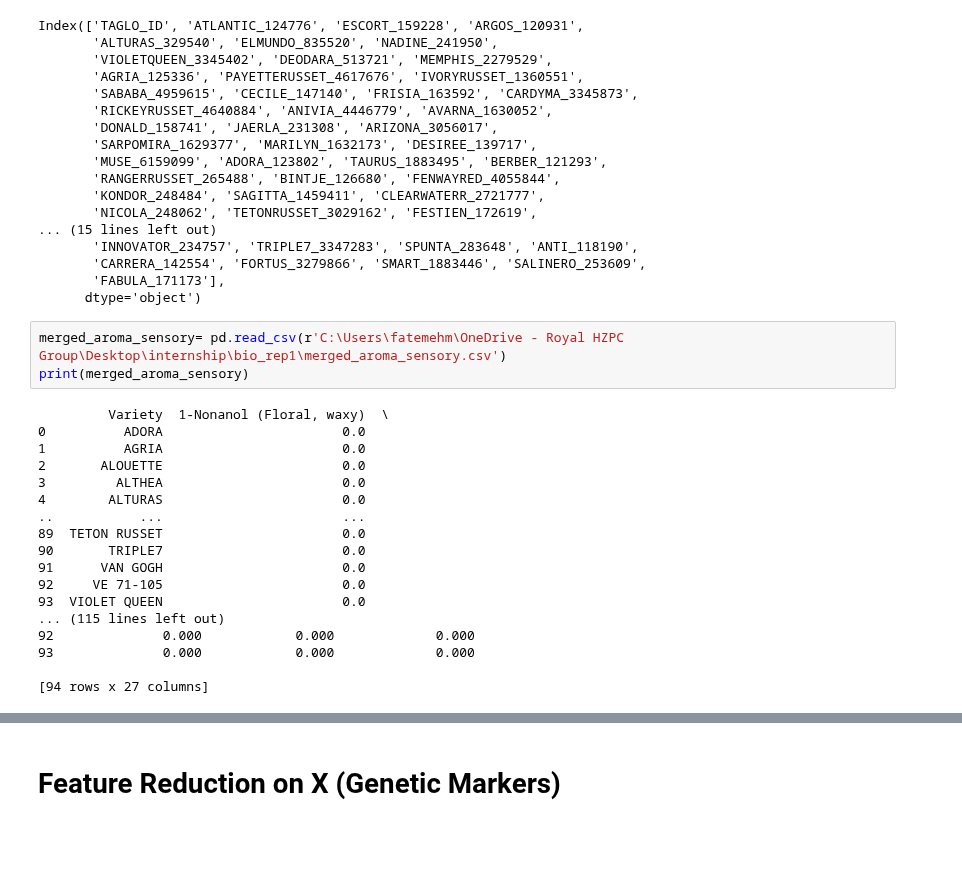
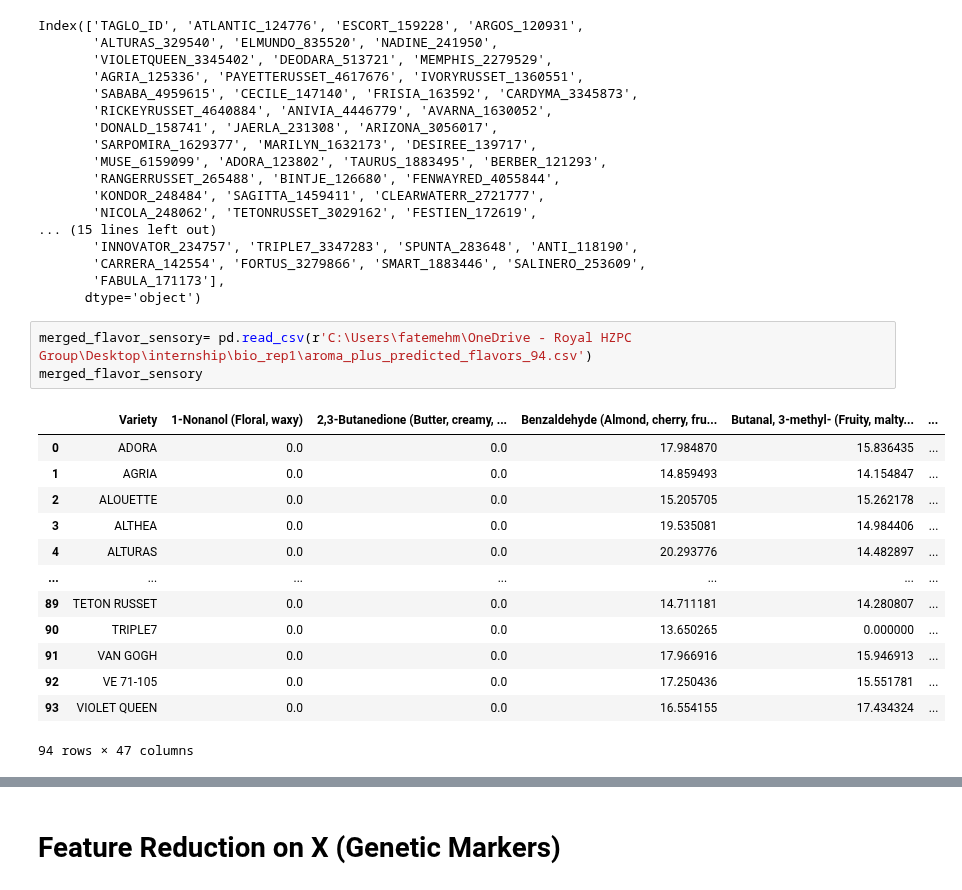
Before and after one commit to Fatemeh1362/internship, a Jupyter notebook: genetic_aroma_favor.ipynb, the cells around one changed output, grey strips where cells are left out. Drawn from its saved outputs; the diff is of its cells as text; blank space fills up the shorter version.

```diff
--- a/genetic_aroma_favor.ipynb
+++ b/genetic_aroma_favor.ipynb
@@ -73,24 +73,20 @@ Index(['TAGLO_ID', 'ATLANTIC_124776', 'ESCORT_159228', 'ARGOS_120931',
        'FABULA_171173'],
       dtype='object')
 # %%
-merged_aroma_sensory= pd.read_csv(r'C:\Users\fatemehm\OneDrive - Royal HZPC Group\Desktop\internship\bio_rep1\merged_aroma_sensory.csv')
-print(merged_aroma_sensory)
+merged_flavor_sensory= pd.read_csv(r'C:\Users\fatemehm\OneDrive - Royal HZPC Group\Desktop\internship\bio_rep1\aroma_plus_predicted_flavors_94.csv')
+merged_flavor_sensory
 # %% [output]
+|  | Variety | 1-Nonanol (Floral, waxy) | 2,3-Butanedione (Butter, creamy, ... | Benzaldehyde (Almond, cherry, fru... | Butanal, 3-methyl- (Fruity, malty... | ... |
+| 0 | ADORA | 0.0 | 0.0 | 17.984870 | 15.836435 | ... |
+| 1 | AGRIA | 0.0 | 0.0 | 14.859493 | 14.154847 | ... |
+| 2 | ALOUETTE | 0.0 | 0.0 | 15.205705 | 15.262178 | ... |
+| 3 | ALTHEA | 0.0 | 0.0 | 19.535081 | 14.984406 | ... |
+| 4 | ALTURAS | 0.0 | 0.0 | 20.293776 | 14.482897 | ... |
+| ... | ... | ... | ... | ... | ... | ... |
+| 89 | TETON RUSSET | 0.0 | 0.0 | 14.711181 | 14.280807 | ... |
+| 90 | TRIPLE7 | 0.0 | 0.0 | 13.650265 | 0.000000 | ... |
+| 91 | VAN GOGH | 0.0 | 0.0 | 17.966916 | 15.946913 | ... |
+| 92 | VE 71-105 | 0.0 | 0.0 | 17.250436 | 15.551781 | ... |
+| 93 | VIOLET QUEEN | 0.0 | 0.0 | 16.554155 | 17.434324 | ... |
-         Variety  1-Nonanol (Floral, waxy)  \
-0          ADORA                       0.0
-1          AGRIA                       0.0
-2       ALOUETTE                       0.0
-3         ALTHEA                       0.0
-4        ALTURAS                       0.0
-..           ...                       ...
-89  TETON RUSSET                       0.0
-90       TRIPLE7                       0.0
-91      VAN GOGH                       0.0
-92     VE 71-105                       0.0
-93  VIOLET QUEEN                       0.0
-... (115 lines left out)
-92              0.000            0.000             0.000
-93              0.000            0.000             0.000
-
-[94 rows x 27 columns]
+94 rows × 47 columns
 # %%
```
Also changed, not shown: parts of 9 cells of this notebook.
